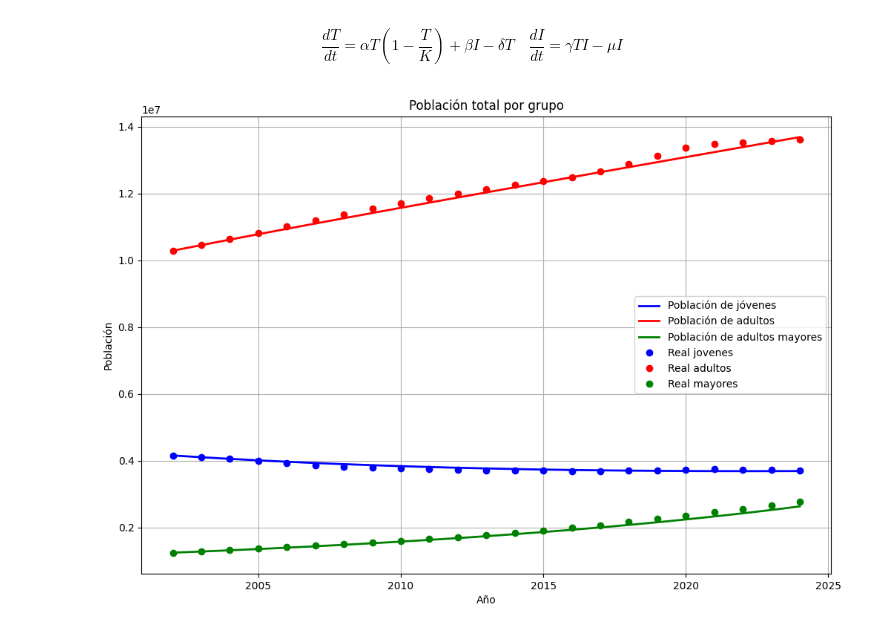
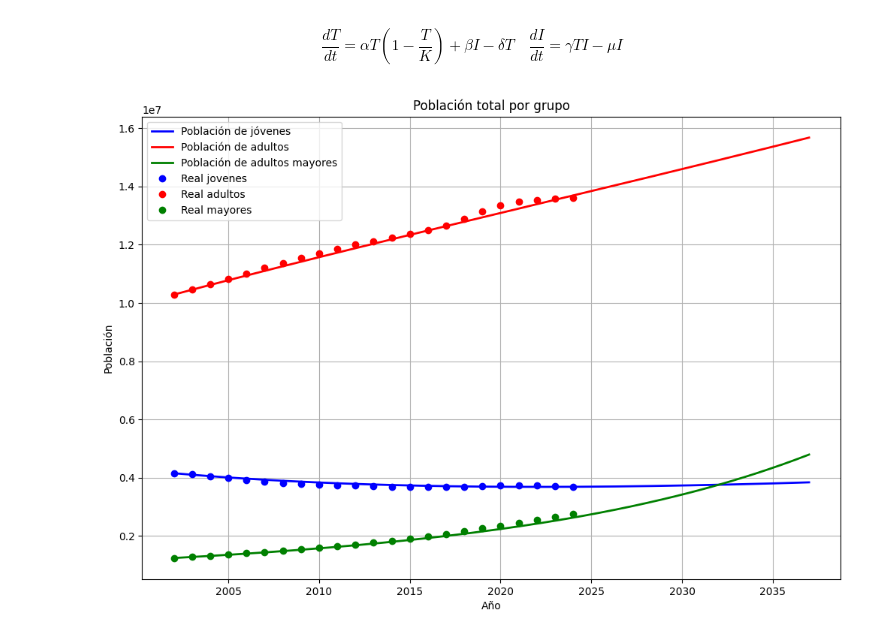
Before and after one commit to Lunaaaalj/MSED, a Jupyter notebook: code/poblaciones/Modelacion_Chile.ipynb, the cells around one changed output. Cells and saved outputs as stored; diff of their text form; code cells hidden in the pictures.

```diff
--- a/code/poblaciones/Modelacion_Chile.ipynb
+++ b/code/poblaciones/Modelacion_Chile.ipynb
@@ -4,7 +4,7 @@ import pandas as pd
 import numpy as np
 
 df = pd.read_csv(  # Lectura de datos
-    "../data/raw/BBDD Población Chile (1b).xlsx - Tabla ajustada población .csv",
+    "../../data/raw/BBDD Población Chile (1b).xlsx - Tabla ajustada población .csv",
     index_col=0,
 )
 
@@ -28,7 +28,7 @@ df = df.apply(pd.to_numeric)
 
 print(df)
 
-df.to_csv("../data/output.csv")
+df.to_csv("../../data/output.csv")
 # %% [output]
       Población total de jovenes (0-14)  Población total de adultos (15-64)  \
 2002                          4156812.0                          10288683.0
@@ -144,32 +144,32 @@ def RK4(func, y0, t0, tf, h):
     return t_values, y_values
 
 # y0 = [J, A, E] en 2002
 y0 = [4156812.0, 10288683.0, 1246206.0]
-t0, tf, h = 0, 22, 0.01
+t0, tf, h = 0, 35, 0.01
 
 t, y = RK4(sistema_edos, y0, t0, tf, h)
 
 years = 2002 + t
 fig, ax = plt.subplots(1, 1, figsize=(12, 8))
 # Datos del modelo
 
 ax.plot(years, y[:, 0], 'b-', linewidth=2, label='Población de jóvenes')
 ax.plot(years, y[:, 1], 'r-', linewidth=2, label='Población de adultos')
 ax.plot(years, y[:, 2], 'g-', linewidth=2, label='Población de adultos mayores')
 
 # Datos reales
 
 years_real =  df.index.astype(int)
 
 ax.plot(years_real,df["Población total de jovenes (0-14)"],'bo',markersize=6,label="Real jovenes")
 ax.plot(years_real,df["Población total de adultos (15-64)"],'ro',markersize=6,label="Real adultos")
 ax.plot(years_real,df["Poblacion total mayores (65+ años)"],'go',markersize=6,label="Real mayores")
 
 ax.set_title('Población total por grupo')
 ax.set_xlabel('Año')
 ax.set_ylabel('Población')
 ax.grid(True)
 ax.legend()
 plt.show()
 # %% [output]
-[figure, old version]
+[figure, new version]
```
Also changed, not shown: parts of 1 cell of this notebook, 5 other files.
